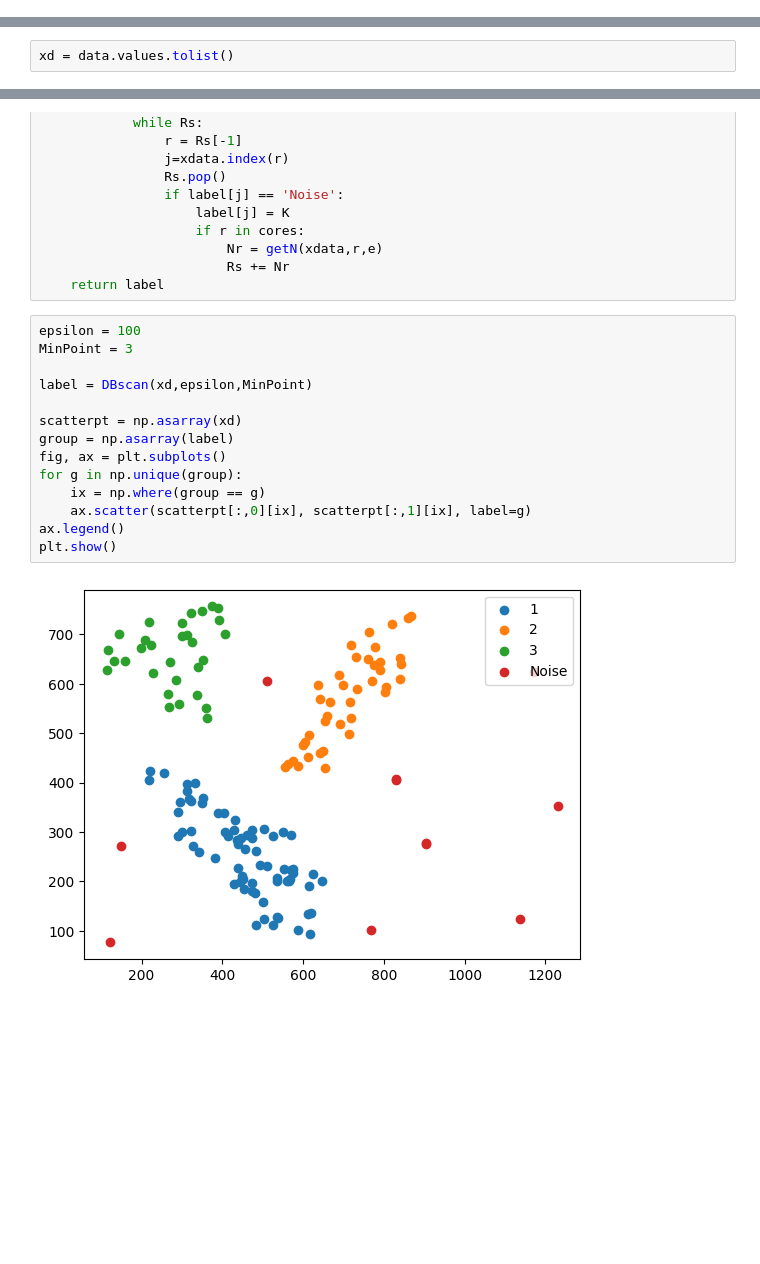
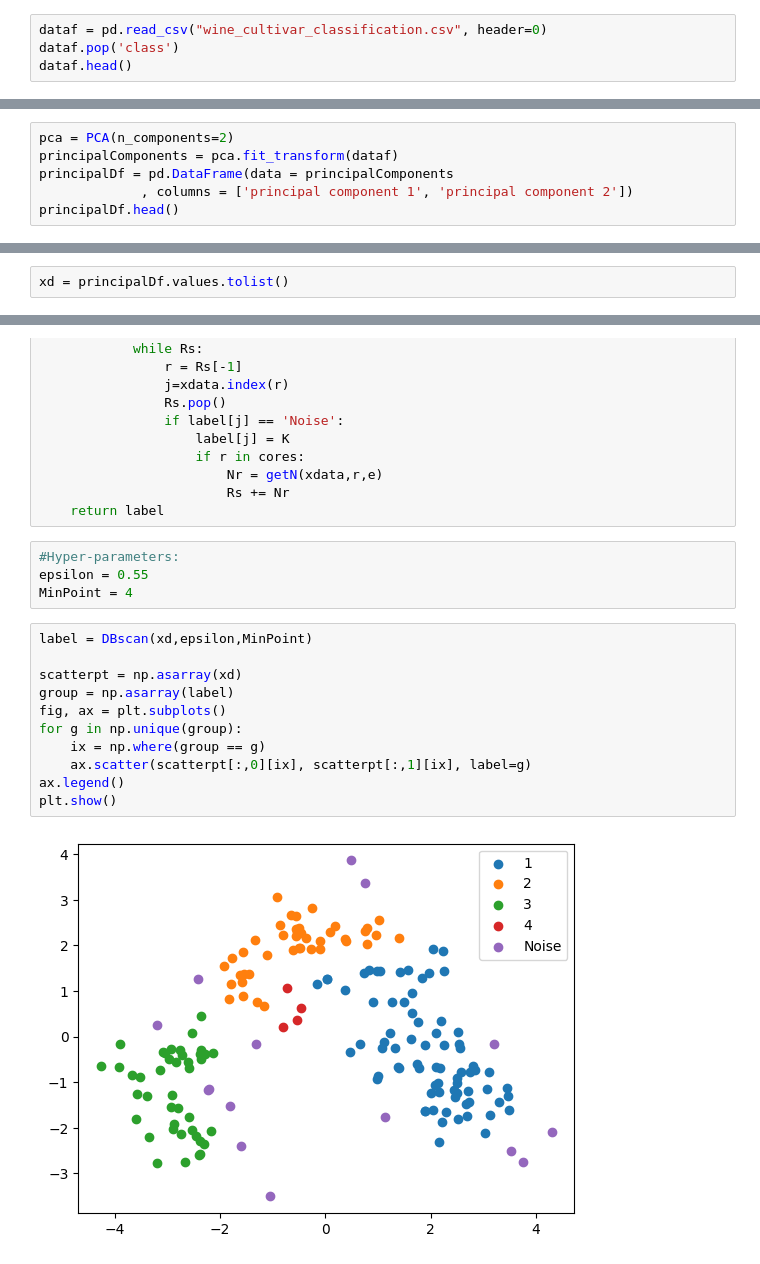
Before and after one commit to Yseoo/DBscan, a Jupyter notebook: DBScan Implementation.ipynb, the cells around one changed output, grey strips where cells are left out. Drawn from its saved outputs; the diff is of its cells as text; blank space fills up the shorter version.

Commit message:
Cell for hyper-parameter set

```diff
--- a/DBScan Implementation.ipynb
+++ b/DBScan Implementation.ipynb
@@ -21,0 +13,4 @@ data.head()
+# %%
+dataf = pd.read_csv("wine_cultivar_classification.csv", header=0)
+dataf.pop('class')
+dataf.head()
@@ -21,0 +26,6 @@ data.head()
+# %%
+pca = PCA(n_components=2)
+principalComponents = pca.fit_transform(dataf)
+principalDf = pd.DataFrame(data = principalComponents
+             , columns = ['principal component 1', 'principal component 2'])
+principalDf.head()
@@ -22,5 +39,5 @@ data.head()
 # %%
-xd = data.values.tolist()
+xd = principalDf.values.tolist()
 # %% [markdown]
 #### Implementation
 # %%
@@ -61,19 +78,20 @@ def DBscan(xdata,e,minp):
                         Nr = getN(xdata,r,e)
                         Rs += Nr
     return label
+# %%
+#Hyper-parameters:
+epsilon = 0.55
+MinPoint = 4
 # %%
-epsilon = 100
-MinPoint = 3
-
 label = DBscan(xd,epsilon,MinPoint)
 
 scatterpt = np.asarray(xd)
 group = np.asarray(label)
 fig, ax = plt.subplots()
 for g in np.unique(group):
     ix = np.where(group == g)
     ax.scatter(scatterpt[:,0][ix], scatterpt[:,1][ix], label=g)
 ax.legend()
 plt.show()
 # %% [output]
-[figure, old version]
+[figure, new version]
```
Also changed, not shown: parts of 5 cells of this notebook.
